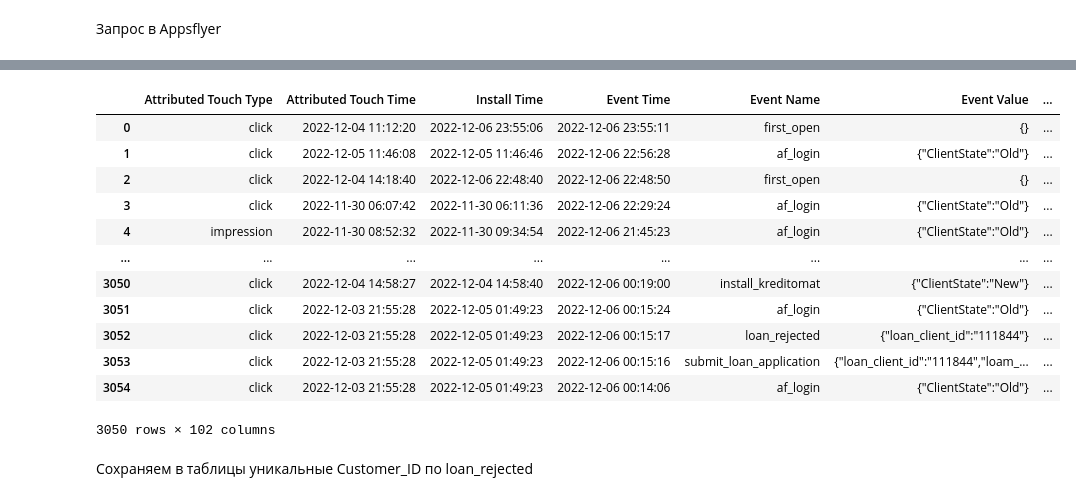
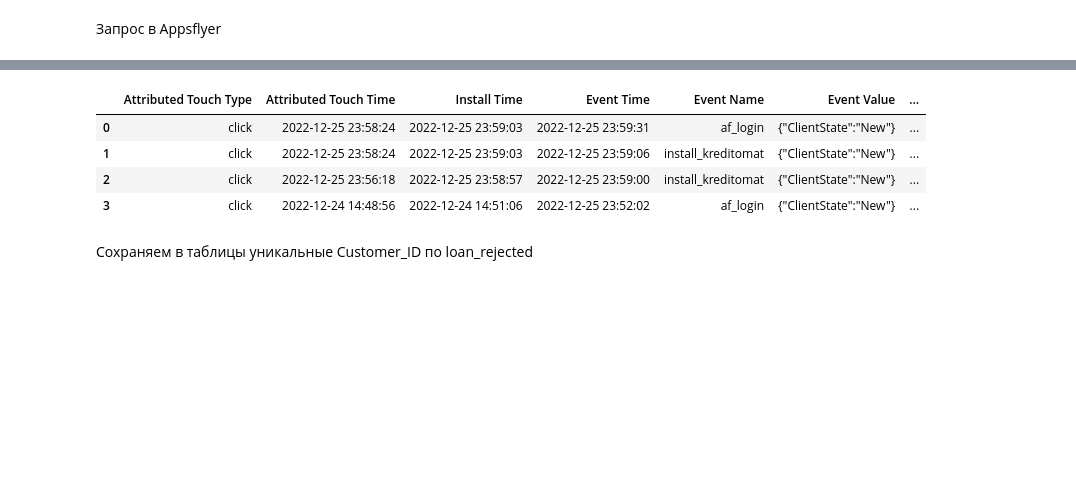
Before and after one commit to ChapnesAl/DA_Fintech, a Jupyter notebook: jupyter_files/get_events.ipynb, the cells around one changed output, grey strips where cells are left out. Drawn from its saved outputs; the diff is of its cells as text; code cells hidden in the pictures; blank space fills up the shorter version.

```diff
--- a/jupyter_files/get_events.ipynb
+++ b/jupyter_files/get_events.ipynb
@@ -45,0 +82,12 @@ df = pd.read_csv(io.StringIO(urlData.decode('utf-8')))
+# %%
+'''меняем название restricted на Facebook_Ads в dataframe'''
+r = list(df['Media Source'])
+for i in range(len(r)):
+    if r[i] == 'restricted':
+        r[i] = 'Facebook_Ads'
+    elif r[i] == 'Facebook Ads':
+        r[i] = 'Facebook_Ads'
+    else:
+        r[i] = r[i]
+df['Media Source'] = r
+df.head(5)
@@ -46,2 +101,5 @@ df = pd.read_csv(io.StringIO(urlData.decode('utf-8')))
 # %%
-df = df.loc[df['Media Source'] != 'restricted']
+df_filter = df.loc[df['Media Source'] == 'Facebook_Ads']
+
+df_filter.head(5)
+df_filter
@@ -86,11 +127,10 @@ dict
 # %%
-import ast
 
-for i in range(len(df)):
-    # print(df.iloc[i,5])
-    if 'null' in df.iloc[i,5]:
-        df.iloc[i,5] = df.iloc[i,5].replace('null', 'None')
-    else:
-        pass
-    element = ast.literal_eval(str(df.iloc[i,5]))
-    print(element)
+# for i in range(len(df)):
+#     # print(df.iloc[i,5])
+#     if 'null' in df.iloc[i,5]:
+#         df.iloc[i,5] = df.iloc[i,5].replace('null', 'None')
+#     else:
+#         pass
+#     element = ast.literal_eval(str(df.iloc[i,5]))
+#     print(element)
@@ -124,46 +146,38 @@ df.tail(5)
 # %%
 import ast
 
 x = df.iloc[2,5]
 
 key_1 = 'ClientState'
 key_2 = 'loam_amount'
 key_3 = 'loan_period'
 
 def array_parsing(key):
     value_list = []
     for i in range(len(df)):
         if 'null' in df.iloc[i,5]:
             df.iloc[i,5] = df.iloc[i,5].replace('null', 'None')
         else:
             pass
         element = ast.literal_eval(str(df.iloc[i,5]))
         if key in element:
             element = element.get(key)
             value_list.append(element)
         else:
             value_list.append(np.NaN)
     return value_list
 
 df[key_1] = array_parsing(key_1)
 df[key_2] = array_parsing(key_2)
 df[key_3] = array_parsing(key_3)
 
-df
+df.head(4)
 # %% [output]
 |  | Attributed Touch Type | Attributed Touch Time | Install Time | Event Time | Event Name | Event Value | ... |
-| 0 | click | 2022-12-04 11:12:20 | 2022-12-06 23:55:06 | 2022-12-06 23:55:11 | first_open | {} | ... |
-| 1 | click | 2022-12-05 11:46:08 | 2022-12-05 11:46:46 | 2022-12-06 22:56:28 | af_login | {"ClientState":"Old"} | ... |
-| 2 | click | 2022-12-04 14:18:40 | 2022-12-06 22:48:40 | 2022-12-06 22:48:50 | first_open | {} | ... |
-| 3 | click | 2022-11-30 06:07:42 | 2022-11-30 06:11:36 | 2022-12-06 22:29:24 | af_login | {"ClientState":"Old"} | ... |
-| 4 | impression | 2022-11-30 08:52:32 | 2022-11-30 09:34:54 | 2022-12-06 21:45:23 | af_login | {"ClientState":"Old"} | ... |
-| ... | ... | ... | ... | ... | ... | ... | ... |
-| 3050 | click | 2022-12-04 14:58:27 | 2022-12-04 14:58:40 | 2022-12-06 00:19:00 | install_kreditomat | {"ClientState":"New"} | ... |
-| 3051 | click | 2022-12-03 21:55:28 | 2022-12-05 01:49:23 | 2022-12-06 00:15:24 | af_login | {"ClientState":"Old"} | ... |
-| 3052 | click | 2022-12-03 21:55:28 | 2022-12-05 01:49:23 | 2022-12-06 00:15:17 | loan_rejected | {"loan_client_id":"111844"} | ... |
-| 3053 | click | 2022-12-03 21:55:28 | 2022-12-05 01:49:23 | 2022-12-06 00:15:16 | submit_loan_application | {"loan_client_id":"111844","loam_... | ... |
-| 3054 | click | 2022-12-03 21:55:28 | 2022-12-05 01:49:23 | 2022-12-06 00:14:06 | af_login | {"ClientState":"Old"} | ... |
+| 0 | click | 2022-12-25 23:58:24 | 2022-12-25 23:59:03 | 2022-12-25 23:59:31 | af_login | {"ClientState":"New"} | ... |
+| 1 | click | 2022-12-25 23:58:24 | 2022-12-25 23:59:03 | 2022-12-25 23:59:06 | install_kreditomat | {"ClientState":"New"} | ... |
+| 2 | click | 2022-12-25 23:56:18 | 2022-12-25 23:58:57 | 2022-12-25 23:59:00 | install_kreditomat | {"ClientState":"New"} | ... |
+| 3 | click | 2022-12-24 14:48:56 | 2022-12-24 14:51:06 | 2022-12-25 23:52:02 | af_login | {"ClientState":"New"} | ... |
-3050 rows × 102 columns
 # %% [markdown]
 Сохраняем в таблицы уникальные Customer_ID по loan_rejected
 # %%
```
Also changed, not shown: parts of 15 cells of this notebook, 5 other files.
